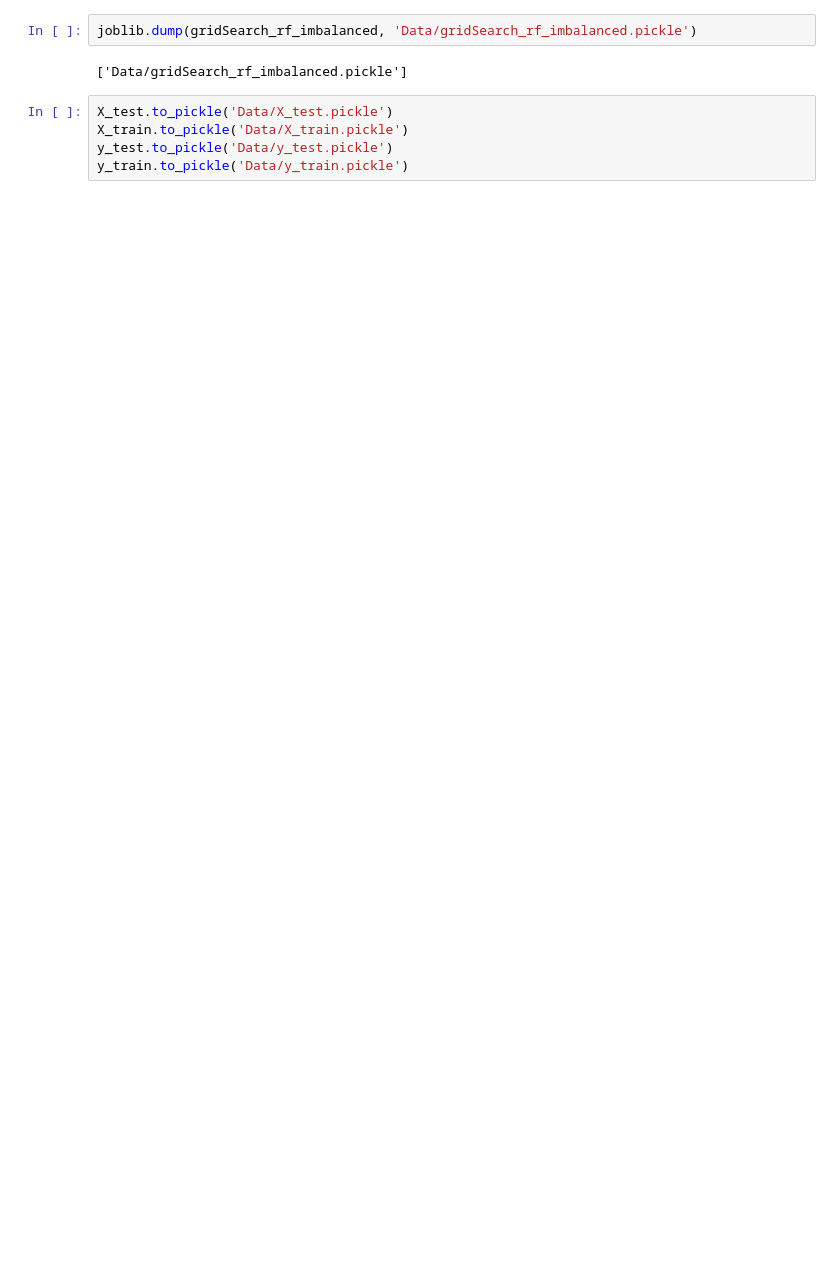
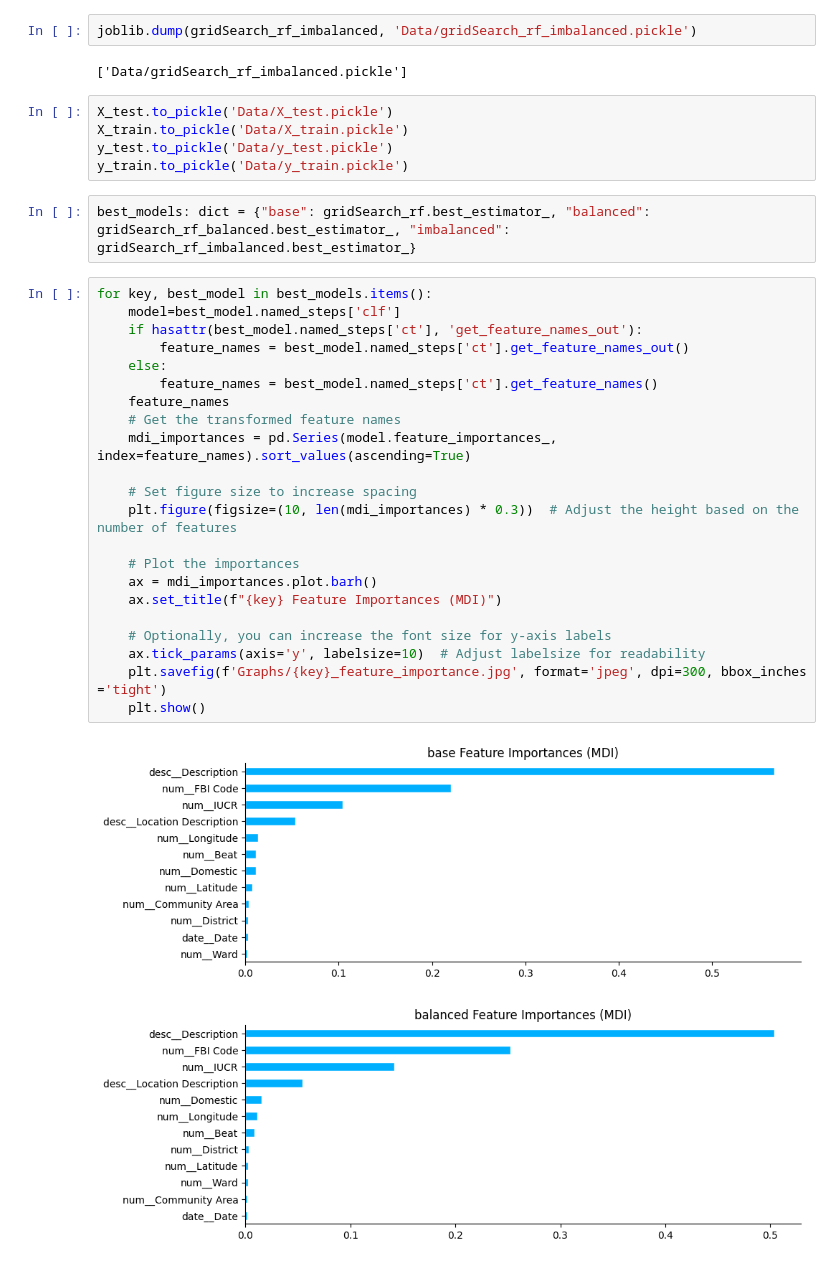
Before and after one commit to Eleninja102/Math4750-Final-Project-Data-Modeling, a Jupyter notebook: Chicago Crime.ipynb, the cells around one changed output. Drawn from its saved outputs; the diff is of its cells as text; blank space fills up the shorter version.

Commit message:
Update Python environment and add requirements file Also added feature_importances_

```diff
--- a/Chicago Crime.ipynb
+++ b/Chicago Crime.ipynb
@@ -231,3 +239,30 @@ X_test.to_pickle('Data/X_test.pickle')
 X_train.to_pickle('Data/X_train.pickle')
 y_test.to_pickle('Data/y_test.pickle')
 y_train.to_pickle('Data/y_train.pickle')
+# %%
+best_models: dict = {"base": gridSearch_rf.best_estimator_, "balanced": gridSearch_rf_balanced.best_estimator_, "imbalanced": gridSearch_rf_imbalanced.best_estimator_}
+# %%
+for key, best_model in best_models.items():
+    model=best_model.named_steps['clf']
+    if hasattr(best_model.named_steps['ct'], 'get_feature_names_out'):
+        feature_names = best_model.named_steps['ct'].get_feature_names_out()
+    else:
+        feature_names = best_model.named_steps['ct'].get_feature_names()
+    feature_names
+    # Get the transformed feature names
+    mdi_importances = pd.Series(model.feature_importances_, index=feature_names).sort_values(ascending=True)
+
+    # Set figure size to increase spacing
+    plt.figure(figsize=(10, len(mdi_importances) * 0.3))  # Adjust the height based on the number of features
+
+    # Plot the importances
+    ax = mdi_importances.plot.barh()
+    ax.set_title(f"{key} Feature Importances (MDI)")
+
+    # Optionally, you can increase the font size for y-axis labels
+    ax.tick_params(axis='y', labelsize=10)  # Adjust labelsize for readability
+    plt.savefig(f'Graphs/{key}_feature_importance.jpg', format='jpeg', dpi=300, bbox_inches ='tight')
+    plt.show()
+# %% [output]
+[figure, added]
+[figure, added]
```
Also changed, not shown: parts of 12 cells of this notebook, 10 other files.
